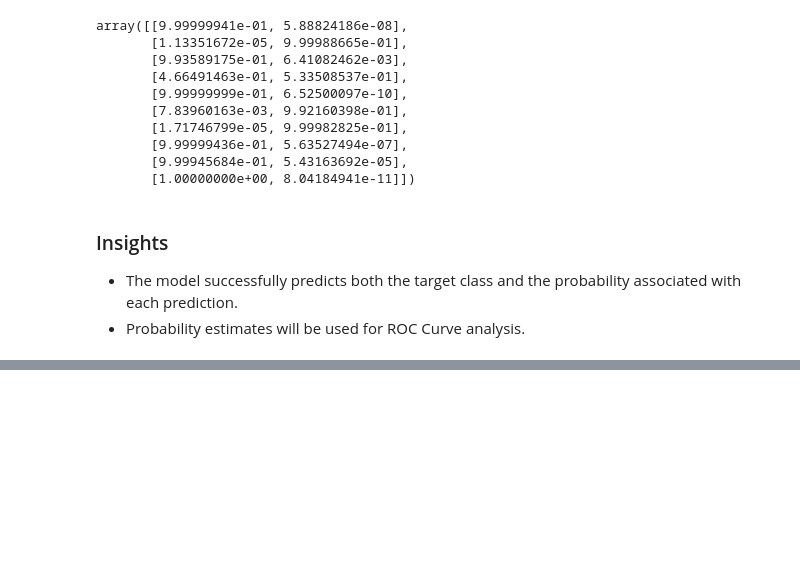
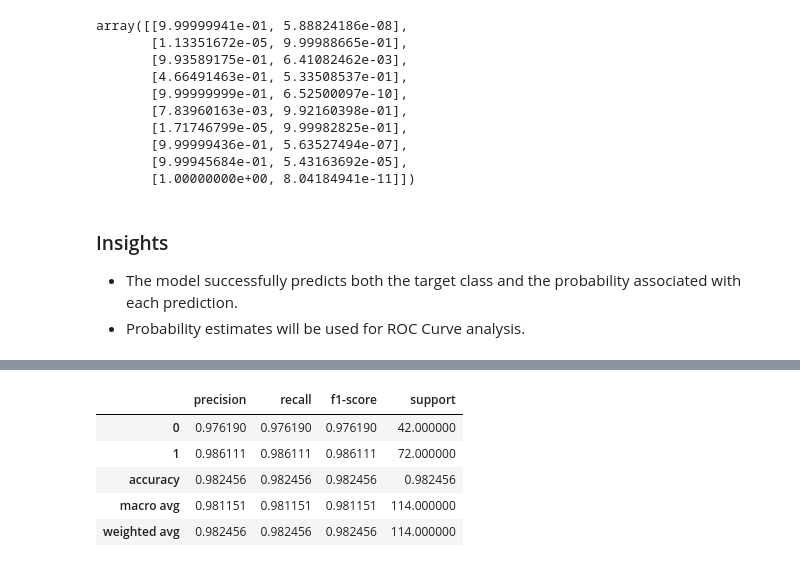
Before and after one commit to Pralishatripathy000/ml-logistic-regression, a Jupyter notebook: notebook.ipynb, the cells around one changed output, grey strips where cells are left out. Saved outputs shown, nothing was run; the diff lists cells and outputs as text; code cells hidden in the pictures; blank space fills up the shorter version.

```diff
--- a/notebook.ipynb
+++ b/notebook.ipynb
@@ -474,0 +591,19 @@ predictions.head(20).to_csv(
+# %%
+# Generate the classification report
+
+report = classification_report(
+    y_test,
+    y_pred,
+    output_dict=True
+)
+
+report_df = pd.DataFrame(report).transpose()
+
+report_df
+# %% [output]
+|  | precision | recall | f1-score | support |
+| 0 | 0.976190 | 0.976190 | 0.976190 | 42.000000 |
+| 1 | 0.986111 | 0.986111 | 0.986111 | 72.000000 |
+| accuracy | 0.982456 | 0.982456 | 0.982456 | 0.982456 |
+| macro avg | 0.981151 | 0.981151 | 0.981151 | 114.000000 |
+| weighted avg | 0.982456 | 0.982456 | 0.982456 | 114.000000 |
```
Also changed, not shown: parts of 11 cells of this notebook, 5 other files.
